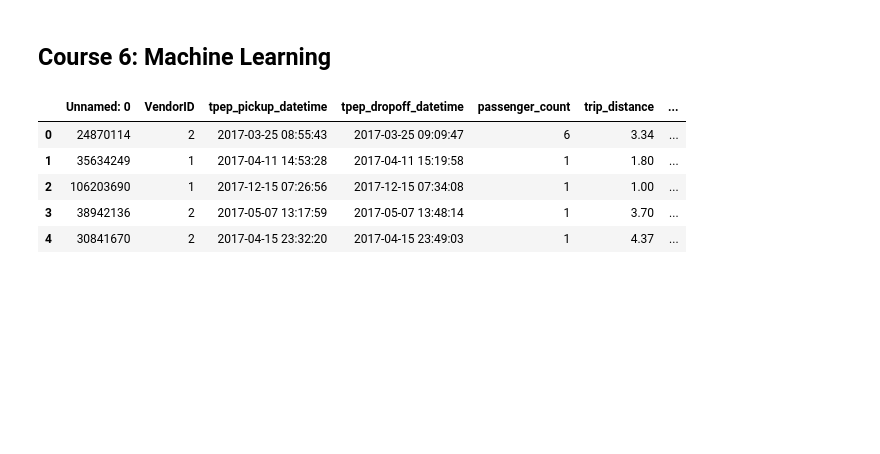
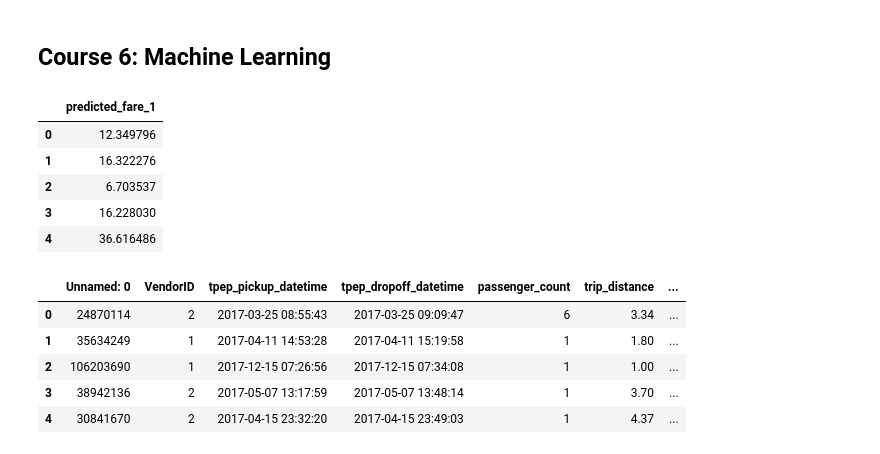
Before and after one commit to PedroHurtgm/Automatidata-Capstone, a Jupyter notebook: Automatidata Project.ipynb, the cells around one changed output. Saved outputs shown, nothing was run; the diff lists cells and outputs as text; code cells hidden in the pictures; blank space fills up the shorter version.

```diff
--- a/Automatidata Project.ipynb
+++ b/Automatidata Project.ipynb
@@ -978,6 +970,16 @@ Ttest_indResult(statistic=7.975947603846438, pvalue=1.6208506504759777e-15)
 ## Course 6: Machine Learning
 # %%
 nyc_pred_means = pd.read_csv('nyc_preds_means.csv')
+# %%
+predicted_fare = pd.DataFrame(data = {'predicted_fare_1': y_pred_test.ravel(),})
+predicted_fare.head()
+# %% [output]
+|  | predicted_fare_1 |
+| 0 | 12.349796 |
+| 1 | 16.322276 |
+| 2 | 6.703537 |
+| 3 | 16.228030 |
+| 4 | 36.616486 |
 # %%
 df0.head()
 # %% [output]
```
Also changed, not shown: parts of 11 cells of this notebook, 1 other file.
